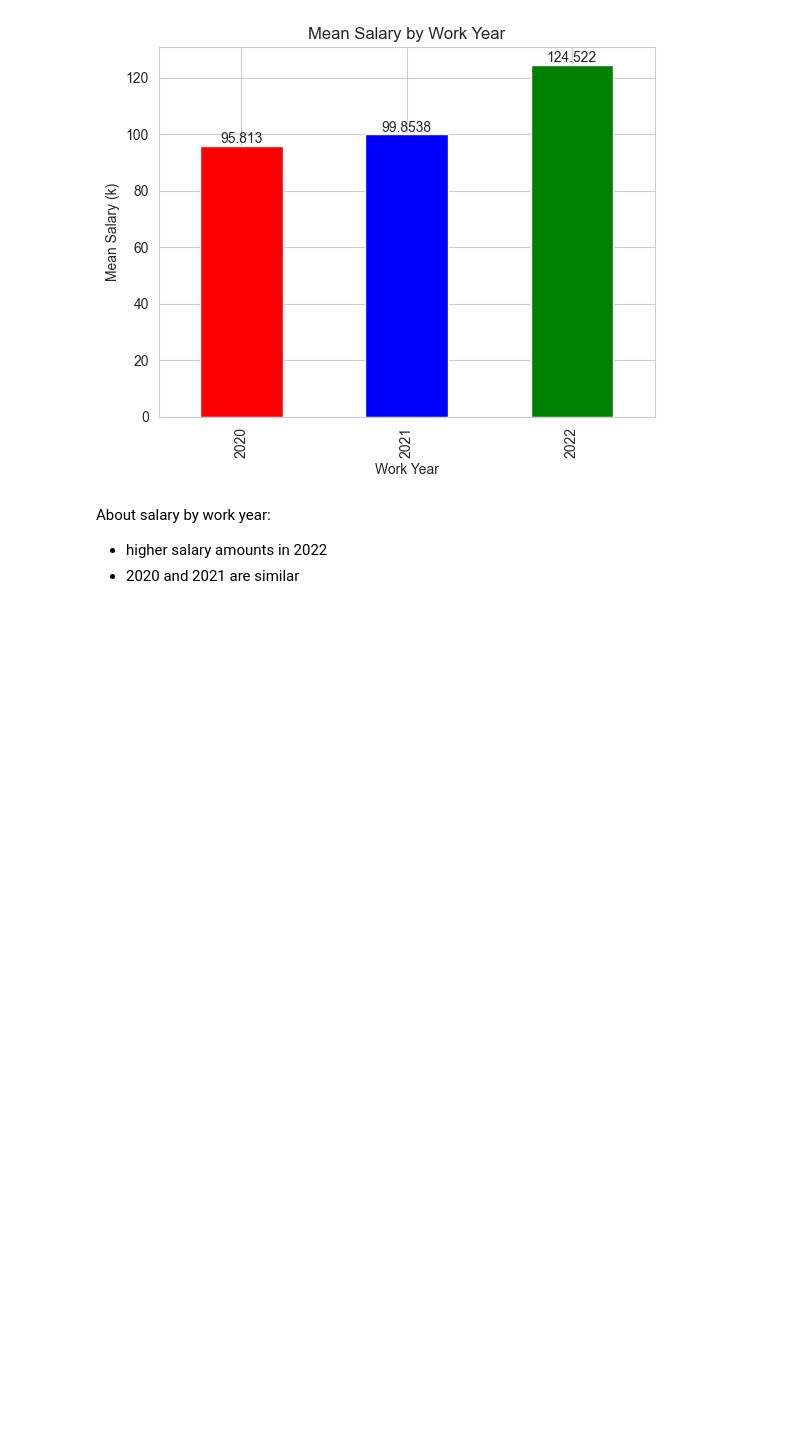
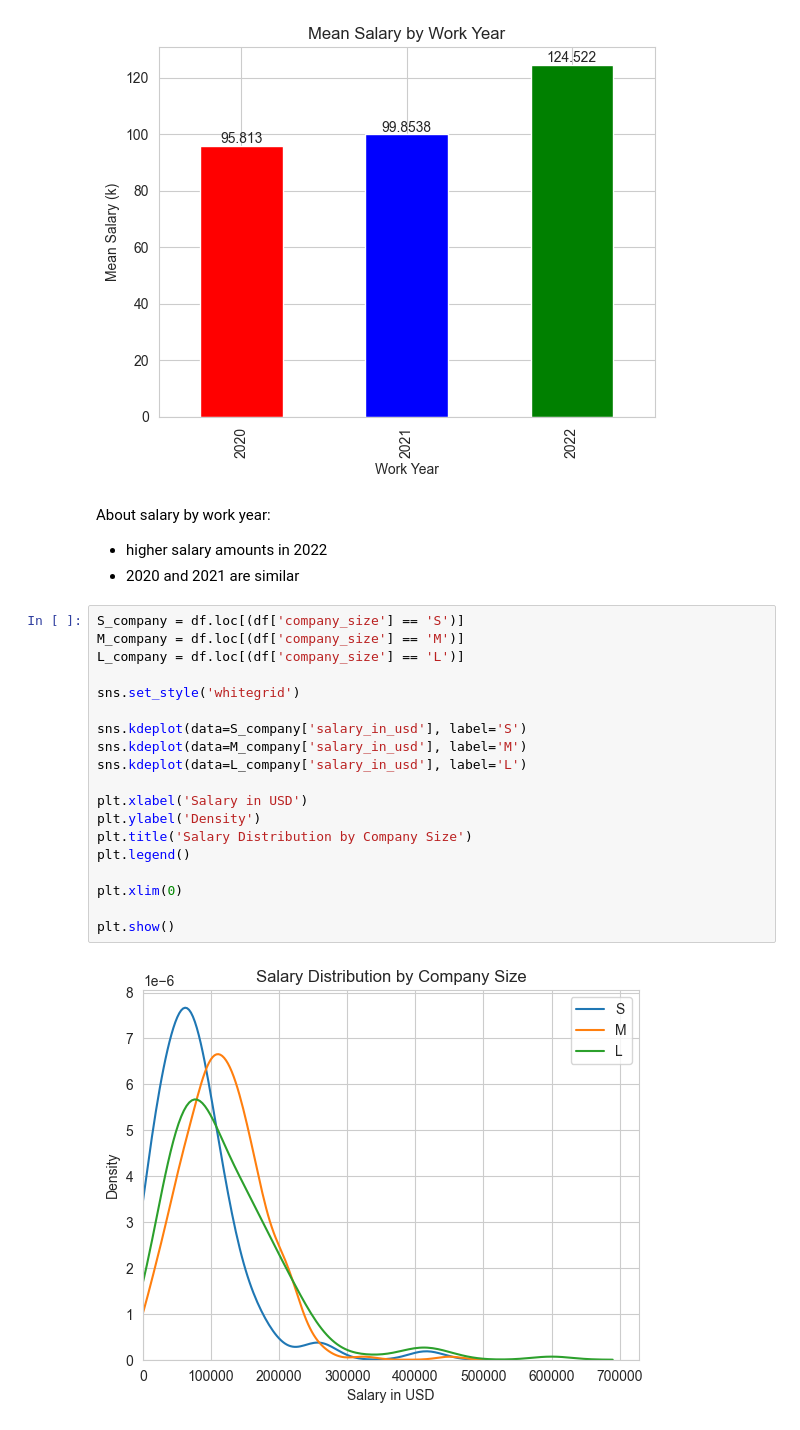
Before and after one commit to NacuAndrei/DataScience-JobSalaries, a Jupyter notebook: DataScienceSalaries.ipynb, the cells around one changed output. Saved outputs shown, nothing was run; the diff lists cells and outputs as text; blank space fills up the shorter version.

Commit message:
Analyzed salary by company size

```diff
--- a/DataScienceSalaries.ipynb
+++ b/DataScienceSalaries.ipynb
@@ -503,3 +503,24 @@ plt.show()
 About salary by work year:
  - higher salary amounts in 2022
  - 2020 and 2021 are similar
+# %%
+S_company = df.loc[(df['company_size'] == 'S')]
+M_company = df.loc[(df['company_size'] == 'M')]
+L_company = df.loc[(df['company_size'] == 'L')]
+
+sns.set_style('whitegrid')
+
+sns.kdeplot(data=S_company['salary_in_usd'], label='S')
+sns.kdeplot(data=M_company['salary_in_usd'], label='M')
+sns.kdeplot(data=L_company['salary_in_usd'], label='L')
+
+plt.xlabel('Salary in USD')
+plt.ylabel('Density')
+plt.title('Salary Distribution by Company Size')
+plt.legend()
+
+plt.xlim(0)
+
+plt.show()
+# %% [output]
+[figure, added]
```
Also changed, not shown: parts of 2 cells of this notebook.
